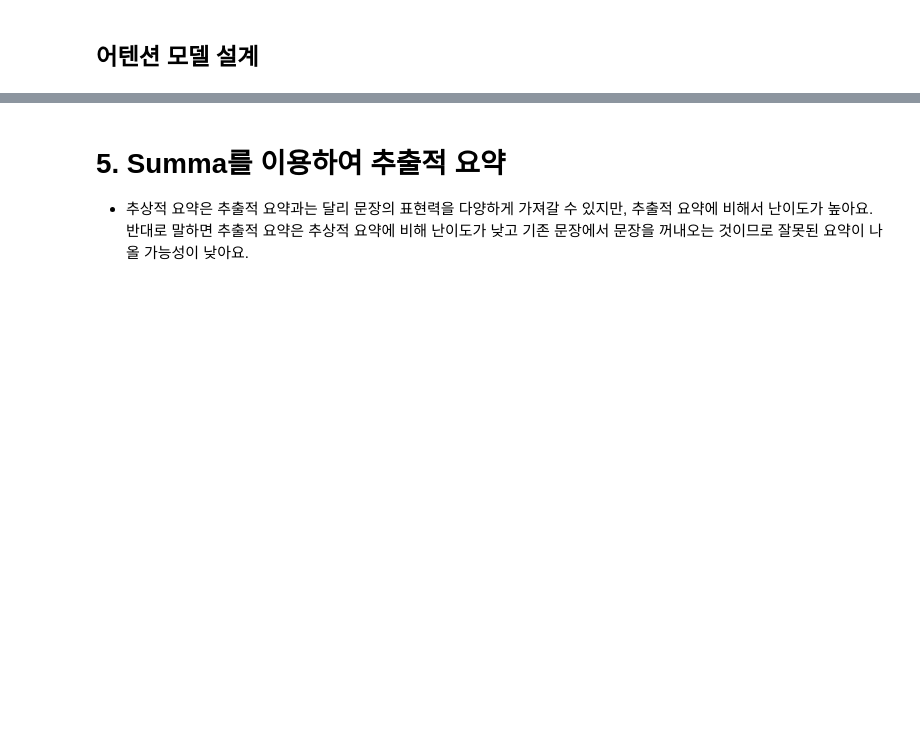
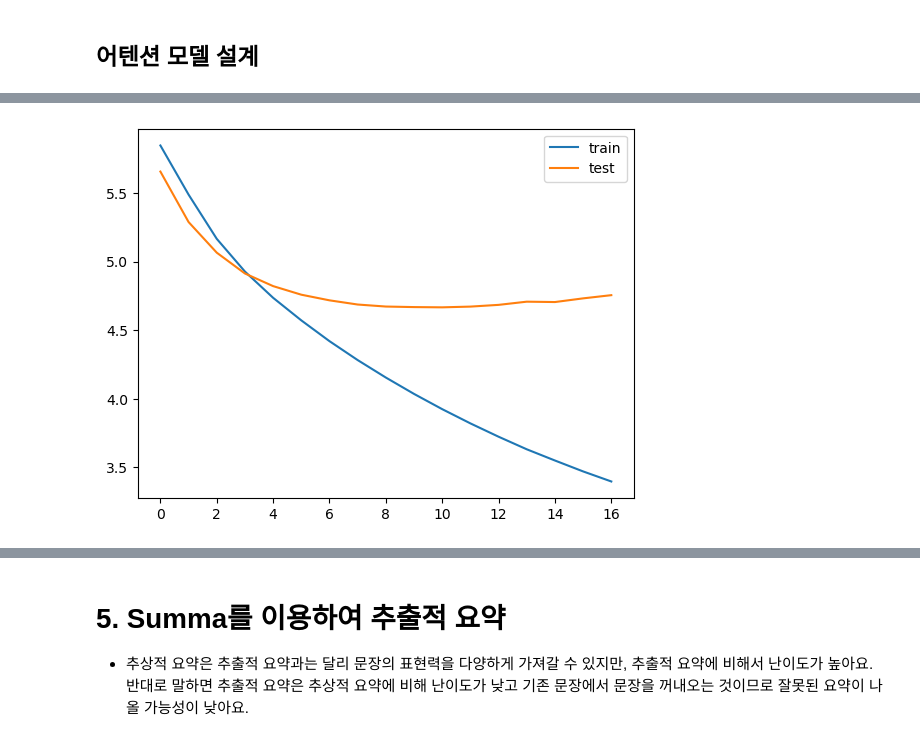
Before and after one commit to s-jyeon/AIFFEL_quest_rs, a Jupyter notebook: Exploration/Ex06/news_summary.ipynb, the cells around one changed output, grey strips where cells are left out. Saved outputs shown, nothing was run; the diff lists cells and outputs as text; code cells hidden in the pictures; blank space fills up the shorter version.

```diff
--- a/Exploration/Ex06/news_summary.ipynb
+++ b/Exploration/Ex06/news_summary.ipynb
@@ -240,8 +291,8 @@ print(indices)
 encoder_input = encoder_input[indices]
 decoder_input = decoder_input[indices]
 decoder_target = decoder_target[indices]
-#8:2로 분리
-n_of_val = int(len(encoder_input)*0.2)
+#7:3로 분리
+n_of_val = int(len(encoder_input)*0.3)
 print('테스트 데이터의 수 :', n_of_val)
 encoder_input_train = encoder_input[:-n_of_val]
 decoder_input_train = decoder_input[:-n_of_val]
@@ -302,0 +350,4 @@ tar_tokenizer.fit_on_texts(decoder_input_train)
+# %%
+src_vocab = 20000
+src_tokenizer = Tokenizer(num_words=src_vocab) # 단어 집합의 크기를 8,000으로 제한
+src_tokenizer.fit_on_texts(encoder_input_train) # 단어 집합 재생성
@@ -325,13 +436,13 @@ print('테스트 레이블의 개수 :', len(decoder_input_test))
 # %% [markdown]
 ## 패딩하기
 # %%
+from tensorflow.keras.preprocessing.sequence import pad_sequences
 encoder_input_train = pad_sequences(encoder_input_train, maxlen=text_max_len, padding='post')
 encoder_input_test = pad_sequences(encoder_input_test, maxlen=text_max_len, padding='post')
-decoder_input_train = pad_sequences(decoder_input_train, maxlen=summary_max_len, padding='post')
-decoder_target_train = pad_sequences(decoder_target_train, maxlen=summary_max_len, padding='post')
-decoder_input_test = pad_sequences(decoder_input_test, maxlen=summary_max_len, padding='post')
-decoder_target_test = pad_sequences(decoder_target_test, maxlen=summary_max_len, padding='post')
-print('=3')
+decoder_input_train = pad_sequences(decoder_input_train, maxlen=headlines_max_len, padding='post')
+decoder_target_train = pad_sequences(decoder_target_train, maxlen=headlines_max_len, padding='post')
+decoder_input_test = pad_sequences(decoder_input_test, maxlen=headlines_max_len, padding='post')
+decoder_target_test = pad_sequences(decoder_target_test, maxlen=headlines_max_len, padding='post')
 # %% [markdown]
 # 3. 어텐션 매커니즘 적용
 - 모델 설계
@@ -430,0 +527,80 @@ history = model.fit(x=[encoder_input_train, decoder_input_train], y=decoder_targ
+# %%
+from tensorflow.keras.layers import Input, LSTM, Embedding, Dense, Concatenate, Bidirectional
+from tensorflow.keras.models import Model
+from tensorflow.keras.callbacks import EarlyStopping, ModelCheckpoint
+from tensorflow.keras.layers import AdditiveAttention
+embedding_dim = 128
+hidden_size = 256
+
+# 인코더
+encoder_inputs = Input(shape=(text_max_len,))
+
+# 인코더의 임베딩 층
+enc_emb = Embedding(src_vocab, embedding_dim)(encoder_inputs)
+
+# 인코더의 LSTM 1
+encoder_lstm1 = LSTM(hidden_size, return_sequences=True, return_state=True ,dropout = 0.4, recurrent_dropout = 0.4)
+encoder_output1, state_h1, state_c1 = encoder_lstm1(enc_emb)
+
+# 인코더의 LSTM 2
+encoder_lstm2 = LSTM(hidden_size, return_sequences=True, return_state=True, dropout=0.4, recurrent_dropout=0.4)
+encoder_output2, state_h2, state_c2 = encoder_lstm2(encoder_output1)
+
+# 인코더의 LSTM 3
+encoder_lstm3 = LSTM(hidden_size, return_state=True, return_sequences=True, dropout=0.4, recurrent_dropout=0.4)
+encoder_outputs, state_h, state_c= encoder_lstm3(encoder_output2)
+
+
+# 디코더
+decoder_inputs = Input(shape=(None,))
+
+# 디코더의 임베딩 층
+dec_emb_layer = Embedding(tar_vocab, embedding_dim)
+dec_emb = dec_emb_layer(decoder_inputs)
+
+# 디코더의 LSTM
+decoder_lstm = LSTM(hidden_size, return_sequences = True, return_state = True, dropout = 0.4, recurrent_dropout=0.2)
+decoder_outputs, _, _ = decoder_lstm(dec_emb, initial_state = [state_h, state_c])
+
+# 디코더의 출력층
+decoder_softmax_layer = Dense(tar_vocab, activation = 'softmax')
+decoder_softmax_outputs = decoder_softmax_layer(decoder_outputs)
+
+# 모델 정의
+model = Model([encoder_inputs, decoder_inputs], decoder_softmax_outputs)
+model.summary()
+
+# 어텐션 층(어텐션 함수)
+attn_layer = AttentionLayer(name='attention_layer')
+attn_out, attn_states = attn_layer([encoder_outputs, decoder_outputs])
+
+# 어텐션의 결과와 디코더의 hidden state들을 연결
+decoder_concat_input = Concatenate(axis = -1, name='concat_layer')([decoder_outputs, attn_out])
+
+# 디코더의 출력층
+decoder_softmax_layer = Dense(tar_vocab, activation='softmax')
+decoder_softmax_outputs = decoder_softmax_layer(decoder_concat_input)
+
+# 모델 정의
+model = Model([encoder_inputs, decoder_inputs], decoder_softmax_outputs)
+model.summary()
+
+from tensorflow.keras.optimizers import Adam
+model.compile(optimizer=Adam(learning_rate=0.001), loss='sparse_categorical_crossentropy')
+#콜백설정
+es = EarlyStopping(monitor='val_loss', patience=6, min_delta=0.001, verbose=1)
+mc = ModelCheckpoint(
+    filepath='best_model.keras',   # 저장할 파일명
+    monitor='val_loss',         # 검증 손실 기준으로
+    save_best_only=True,        # 최고 성능만 저장
+    verbose=1
+)
+history = model.fit(x=[encoder_input_train, decoder_input_train], y=decoder_target_train, \
+          validation_data=([encoder_input_test, decoder_input_test], decoder_target_test), \
+          batch_size=128, callbacks=[es, mc], epochs=50)
+#train loss와 validation loss그래프를 통해 확인하기
+plt.plot(history.history['loss'], label='train')
+plt.plot(history.history['val_loss'], label='test')
+plt.legend()
+plt.show()
+# %% [output]
@@ -431,2 +666,3 @@ history = model.fit(x=[encoder_input_train, decoder_input_train], y=decoder_targ
+[figure, added]
 # %% [markdown]
 ## 모델 평가
```
Also changed, not shown: parts of 56 cells of this notebook, 15 other files.
